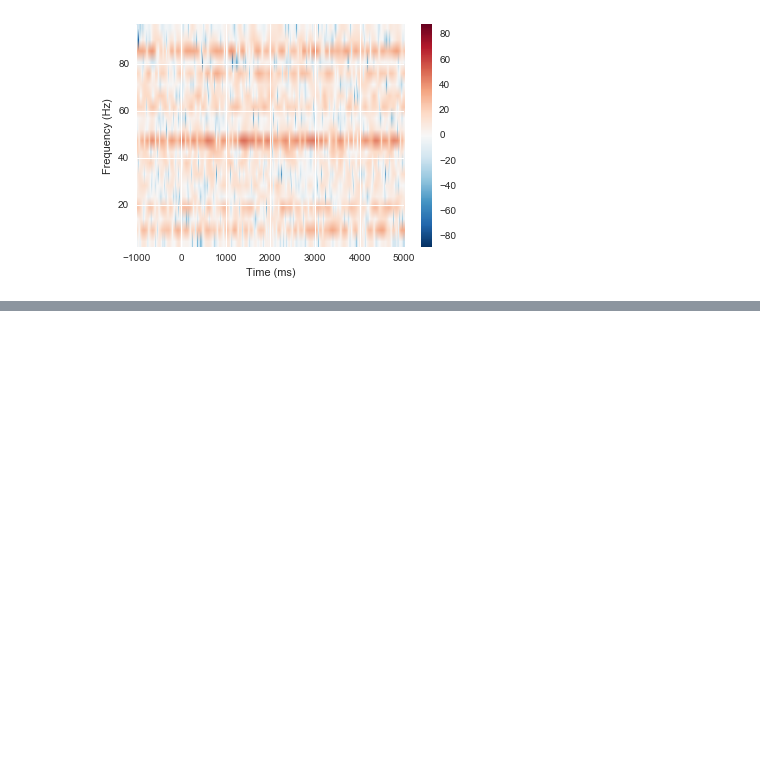
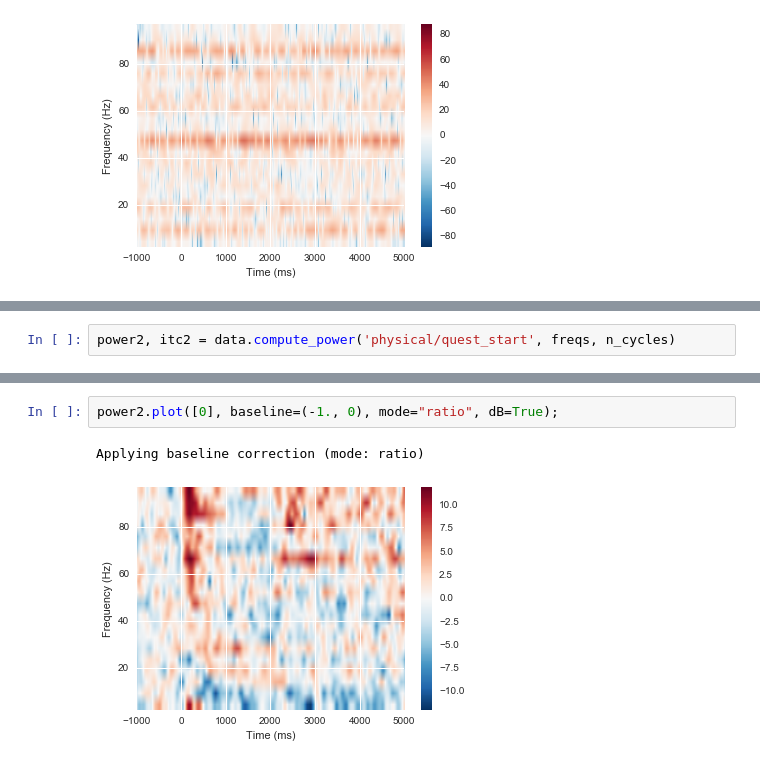
Before and after one commit to pearsonlab/ecogtools, a Jupyter notebook: ecogtools demo.ipynb, the cells around one changed output, grey strips where cells are left out. Saved outputs shown, nothing was run; the diff lists cells and outputs as text; blank space fills up the shorter version.

```diff
--- a/ecogtools demo.ipynb
+++ b/ecogtools demo.ipynb
@@ -100,0 +165,2 @@ Applying baseline correction (mode: ratio)
+# %%
+power2, itc2 = data.compute_power('physical/quest_start', freqs, n_cycles)
@@ -100,0 +176,5 @@ Applying baseline correction (mode: ratio)
+# %%
+power2.plot([0], baseline=(-1., 0), mode="ratio", dB=True);
+# %% [output]
+Applying baseline correction (mode: ratio)
+[figure, added]
```
Also changed, not shown: parts of 29 cells of this notebook, 1 other file.
